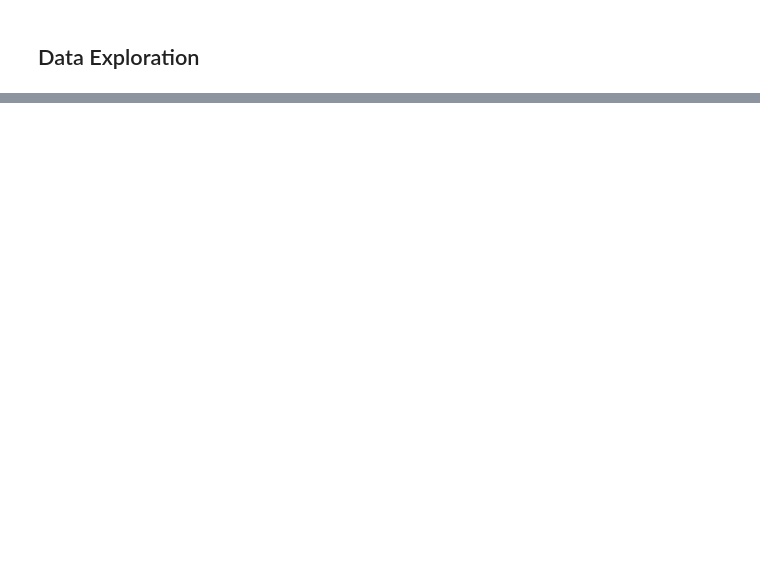
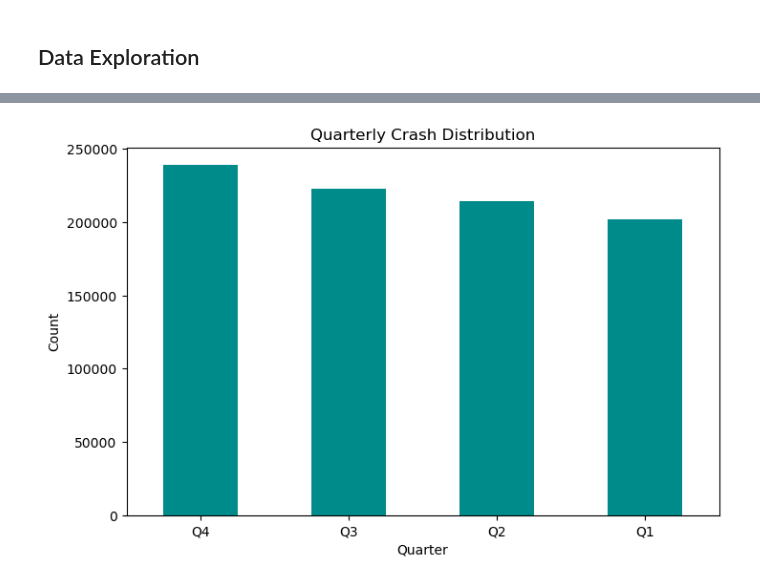
Before and after one commit to kenilegesse/maryland_vehicle_crashes_proj, a Jupyter notebook: EDA_maryland_vehicle_crashes.ipynb, the cells around one changed output, grey strips where cells are left out. Drawn from its saved outputs; the diff is of its cells as text; code cells hidden in the pictures; blank space fills up the shorter version.

```diff
--- a/EDA_maryland_vehicle_crashes.ipynb
+++ b/EDA_maryland_vehicle_crashes.ipynb
@@ -45,0 +50,13 @@ df.describe()
+# %%
+# Quarter comparisons
+
+quarter_counts = df['quarter'].value_counts()
+plt.figure(figsize=(8, 5))
+quarter_counts.plot(kind='bar', color='darkcyan')
+plt.title('Quarterly Crash Distribution')
+plt.xlabel('Quarter')
+plt.ylabel('Count')
+plt.xticks(rotation=0)
+plt.show()
+# %% [output]
+[figure, added]
```
Also changed, not shown: parts of 17 cells of this notebook, 2 other files.
